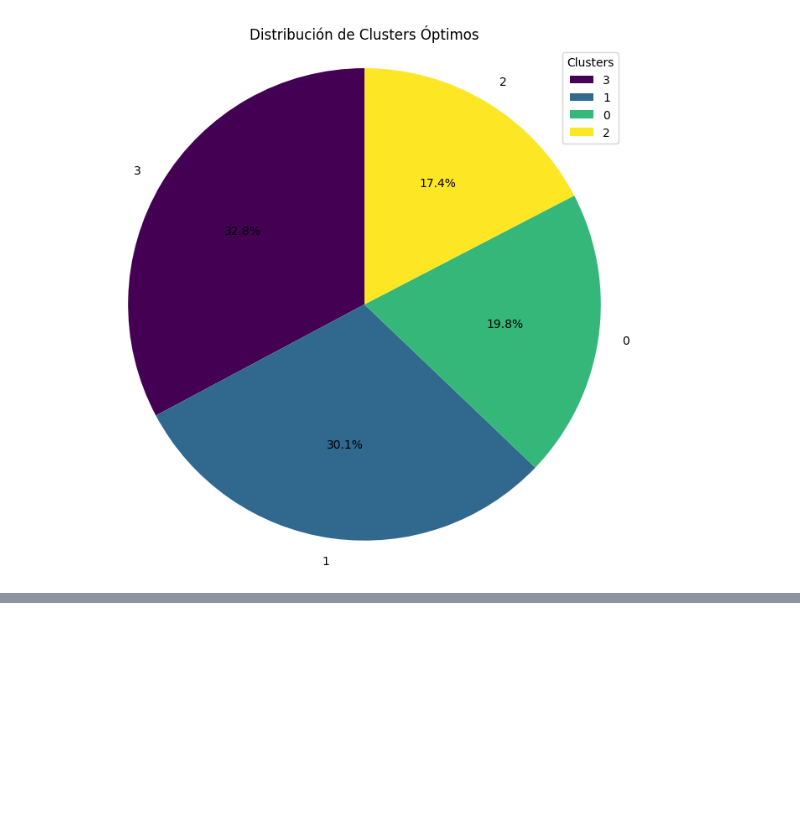
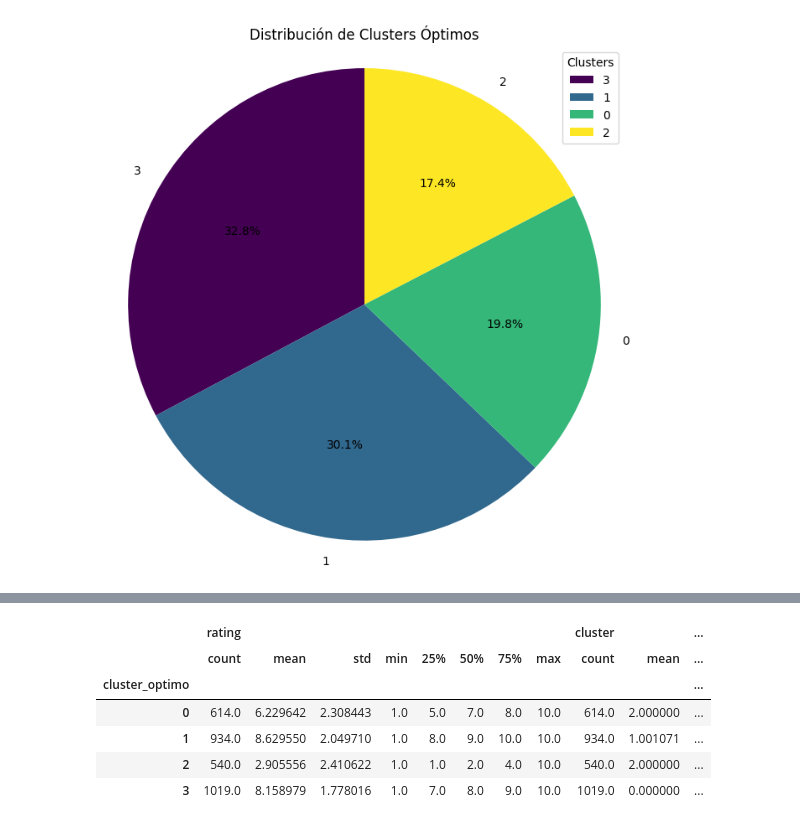
Before and after one commit to NaiSaratxaga/2503_dsft_thebridge_naiara, a Jupyter notebook: 3-Machine_Learning/2-No_Supervisado/1-Clustering/Practica/EJER_1_kmeans_drugs_review.ipynb, the cells around one changed output, grey strips where cells are left out. Cells and saved outputs as stored; diff of their text form; code cells hidden in the pictures; blank space fills up the shorter version.

Commit message:
ejercicio cluster

```diff
--- a/3-Machine_Learning/2-No_Supervisado/1-Clustering/Practica/EJER_1_kmeans_drugs_review.ipynb
+++ b/3-Machine_Learning/2-No_Supervisado/1-Clustering/Practica/EJER_1_kmeans_drugs_review.ipynb
@@ -212,6 +212,3 @@ plt.legend(title='Clusters')
 plt.show()
 # %% [output]
 [figure]
-# %%
-pd.set_option('display.max_columns', None)  # Mostrar todas las columnas
-pd
@@ -219,0 +215,14 @@ pd
+# %%
+# Agrupar por cluster_optimo y describir
+cluster_describe = df_filtered.groupby('cluster_optimo').describe()
+
+# Mostrar el resultado
+cluster_describe
+# %% [output]
+|  | rating |  |  |  |  |  |  |  | cluster |  | ... |
+|  | count | mean | std | min | 25% | 50% | 75% | max | count | mean | ... |
+| cluster_optimo |  |  |  |  |  |  |  |  |  |  | ... |
+| 0 | 614.0 | 6.229642 | 2.308443 | 1.0 | 5.0 | 7.0 | 8.0 | 10.0 | 614.0 | 2.000000 | ... |
+| 1 | 934.0 | 8.629550 | 2.049710 | 1.0 | 8.0 | 9.0 | 10.0 | 10.0 | 934.0 | 1.001071 | ... |
+| 2 | 540.0 | 2.905556 | 2.410622 | 1.0 | 1.0 | 2.0 | 4.0 | 10.0 | 540.0 | 2.000000 | ... |
+| 3 | 1019.0 | 8.158979 | 1.778016 | 1.0 | 7.0 | 8.0 | 9.0 | 10.0 | 1019.0 | 0.000000 | ... |
```
Also changed, not shown: parts of 1 cell of this notebook.
